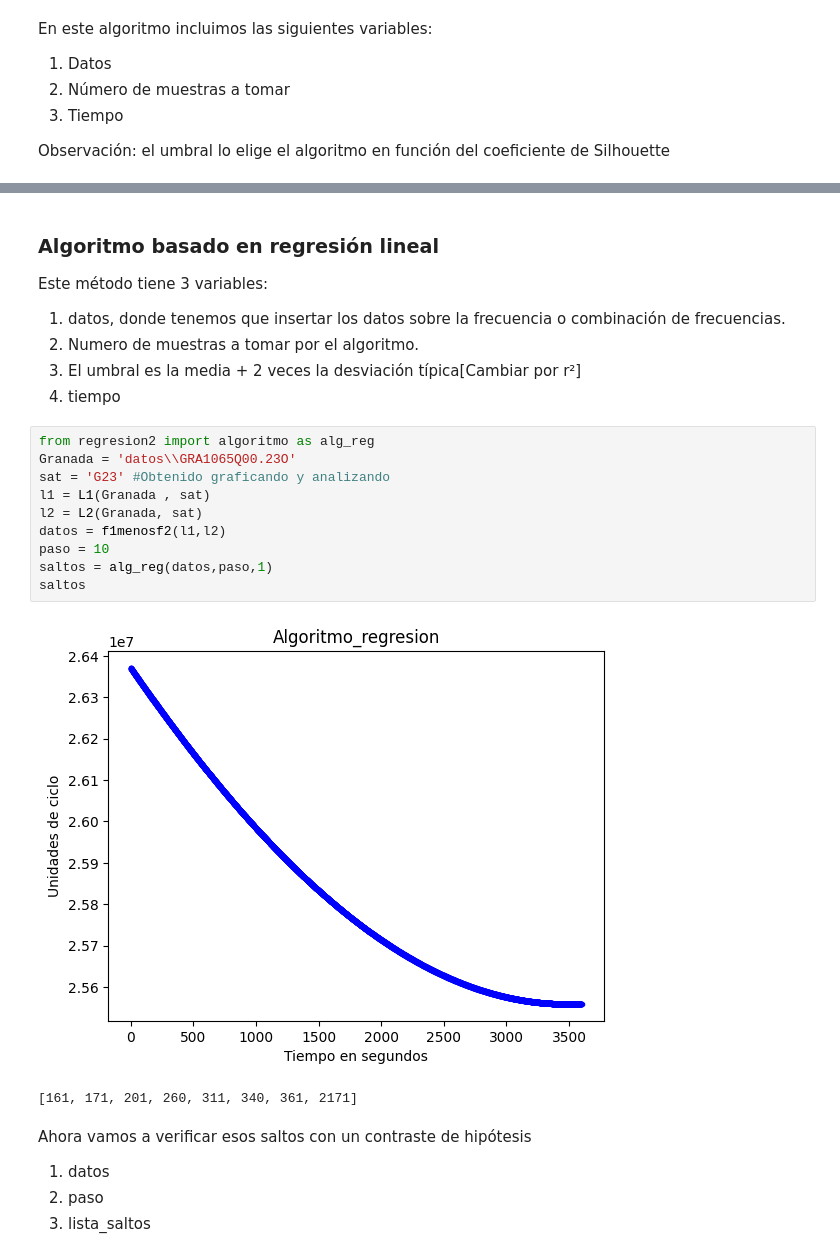
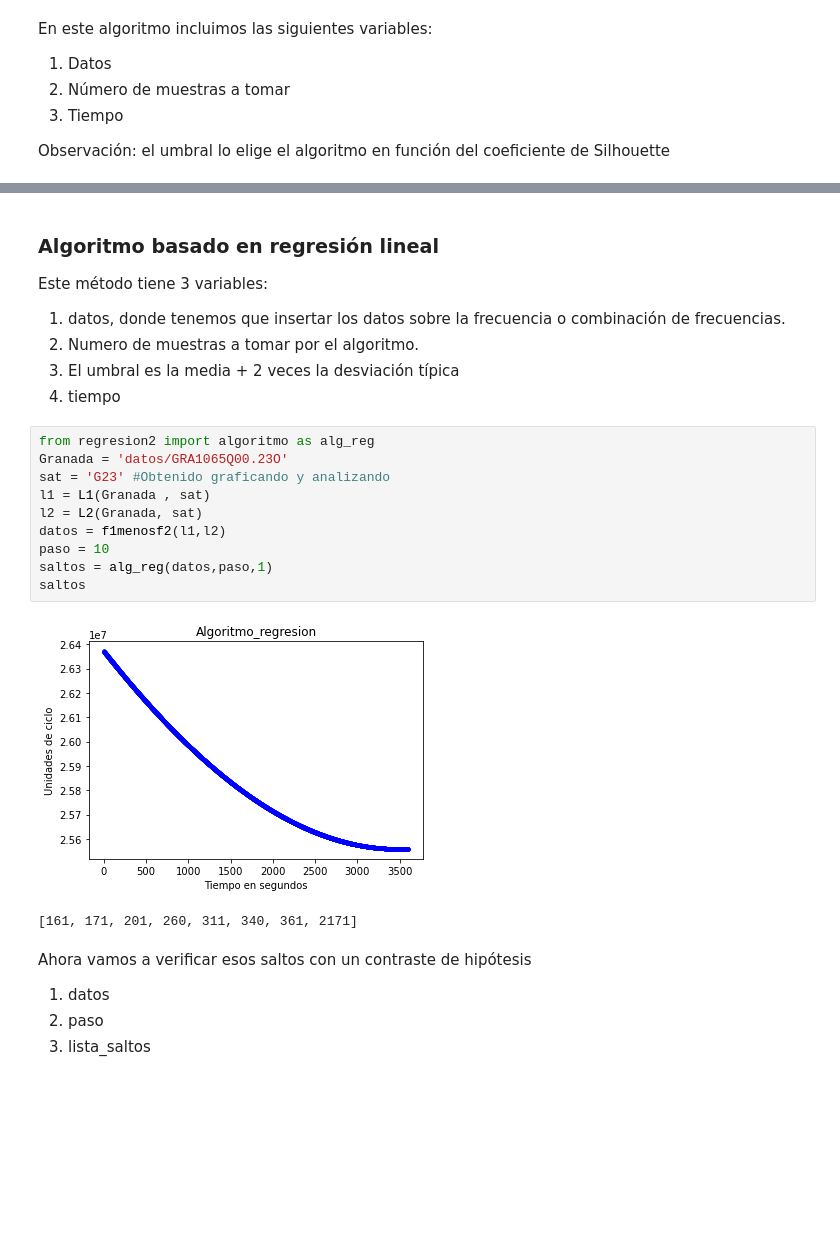
Before and after one commit to DavMat857/TFG, a Jupyter notebook: algoritmos/resumen.ipynb, the cells around one changed output, grey strips where cells are left out. Drawn from its saved outputs; the diff is of its cells as text; blank space fills up the shorter version.

```diff
--- a/algoritmos/resumen.ipynb
+++ b/algoritmos/resumen.ipynb
@@ -166,20 +166,20 @@ Este método tiene 3 variables:
 
 1. datos, donde tenemos que insertar los datos sobre la frecuencia o combinación de frecuencias.
 2. Numero de muestras a tomar por el algoritmo.
-3. El umbral es la media + 2 veces la desviación típica[Cambiar por r²]
+3. El umbral es la media + 2 veces la desviación típica
 4. tiempo
 # %%
 from regresion2 import algoritmo as alg_reg
-Granada = 'datos\\GRA1065Q00.23O'
+Granada = 'datos/GRA1065Q00.23O'
 sat = 'G23' #Obtenido graficando y analizando
 l1 = L1(Granada , sat)
 l2 = L2(Granada, sat)
 datos = f1menosf2(l1,l2)
 paso = 10
 saltos = alg_reg(datos,paso,1)
 saltos
 # %% [output]
-[figure, old version]
+[figure, new version]
 [161, 171, 201, 260, 311, 340, 361, 2171]
 # %% [markdown]
 Ahora vamos a verificar esos saltos con un contraste de hipótesis
```
Also changed, not shown: parts of 8 cells of this notebook.
